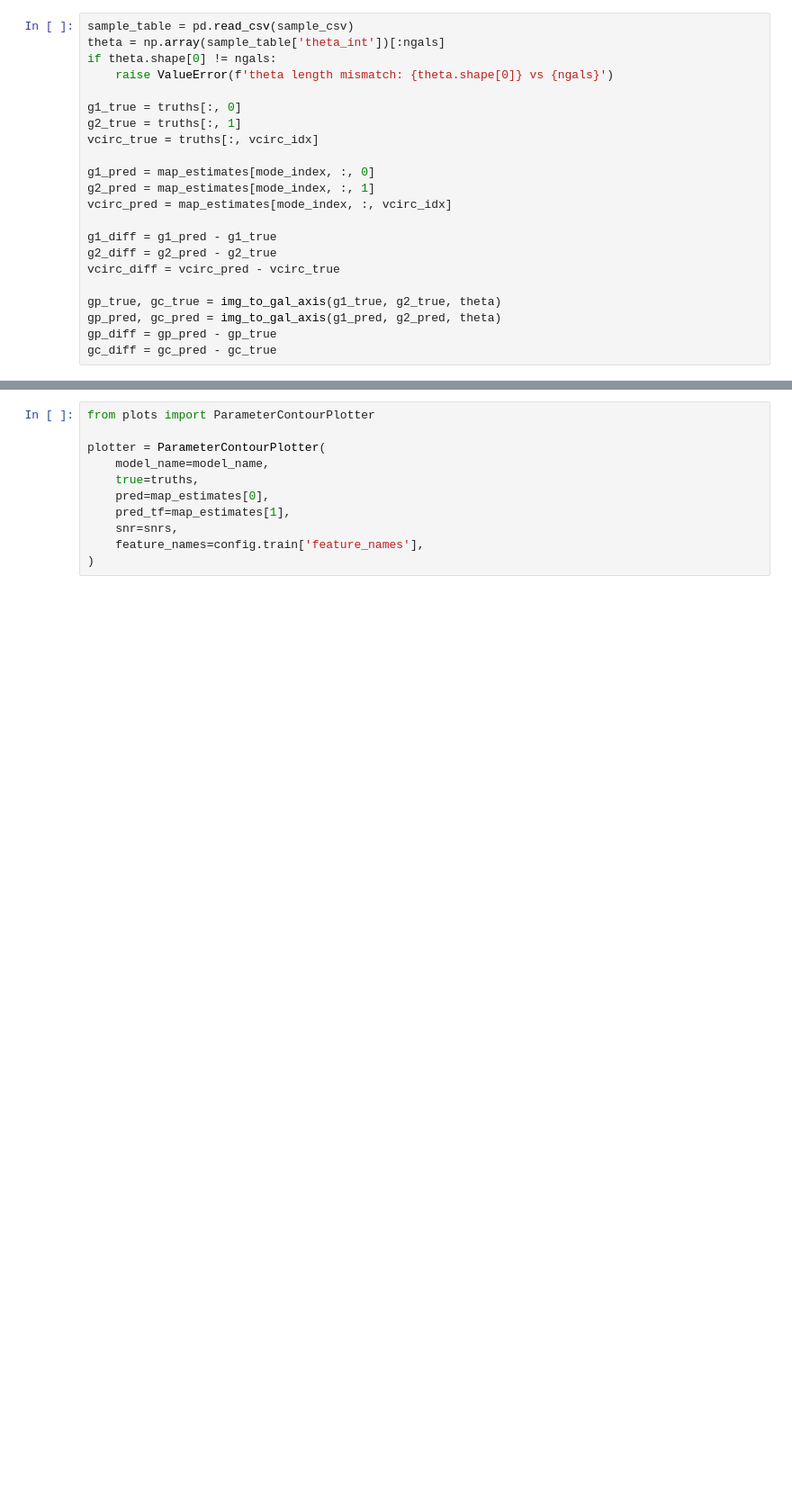
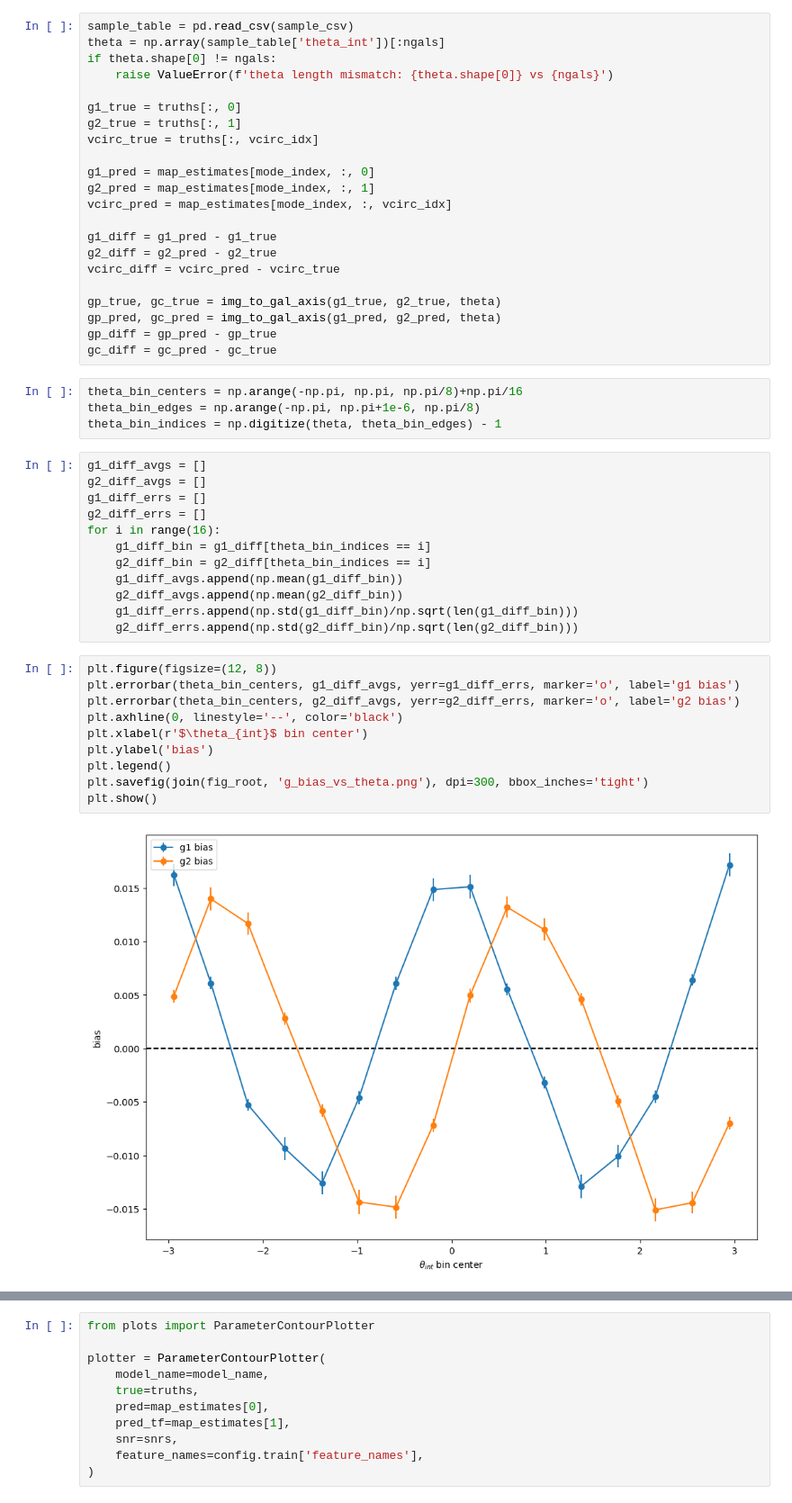
Before and after one commit to KinematicLensing/kl-nn, a Jupyter notebook: arch/diagnostics/sample_diagnostics.ipynb, the cells around one changed output, grey strips where cells are left out. Shown at 90% size. Cells and saved outputs as stored; diff of their text form; blank space fills up the shorter version.

```diff
--- a/arch/diagnostics/sample_diagnostics.ipynb
+++ b/arch/diagnostics/sample_diagnostics.ipynb
@@ -134,3 +129,31 @@ gp_true, gc_true = img_to_gal_axis(g1_true, g2_true, theta)
 gp_pred, gc_pred = img_to_gal_axis(g1_pred, g2_pred, theta)
 gp_diff = gp_pred - gp_true
 gc_diff = gc_pred - gc_true
+# %%
+theta_bin_centers = np.arange(-np.pi, np.pi, np.pi/8)+np.pi/16
+theta_bin_edges = np.arange(-np.pi, np.pi+1e-6, np.pi/8)
+theta_bin_indices = np.digitize(theta, theta_bin_edges) - 1
+# %%
+g1_diff_avgs = []
+g2_diff_avgs = []
+g1_diff_errs = []
+g2_diff_errs = []
+for i in range(16):
+    g1_diff_bin = g1_diff[theta_bin_indices == i]
+    g2_diff_bin = g2_diff[theta_bin_indices == i]
+    g1_diff_avgs.append(np.mean(g1_diff_bin))
+    g2_diff_avgs.append(np.mean(g2_diff_bin))
+    g1_diff_errs.append(np.std(g1_diff_bin)/np.sqrt(len(g1_diff_bin)))
+    g2_diff_errs.append(np.std(g2_diff_bin)/np.sqrt(len(g2_diff_bin)))
+# %%
+plt.figure(figsize=(12, 8))
+plt.errorbar(theta_bin_centers, g1_diff_avgs, yerr=g1_diff_errs, marker='o', label='g1 bias')
+plt.errorbar(theta_bin_centers, g2_diff_avgs, yerr=g2_diff_errs, marker='o', label='g2 bias')
+plt.axhline(0, linestyle='--', color='black')
+plt.xlabel(r'$\theta_{int}$ bin center')
+plt.ylabel('bias')
+plt.legend()
+plt.savefig(join(fig_root, 'g_bias_vs_theta.png'), dpi=300, bbox_inches='tight')
+plt.show()
+# %% [output]
+[figure, added]
```
Also changed, not shown: parts of 4 cells of this notebook, 11 other files.
